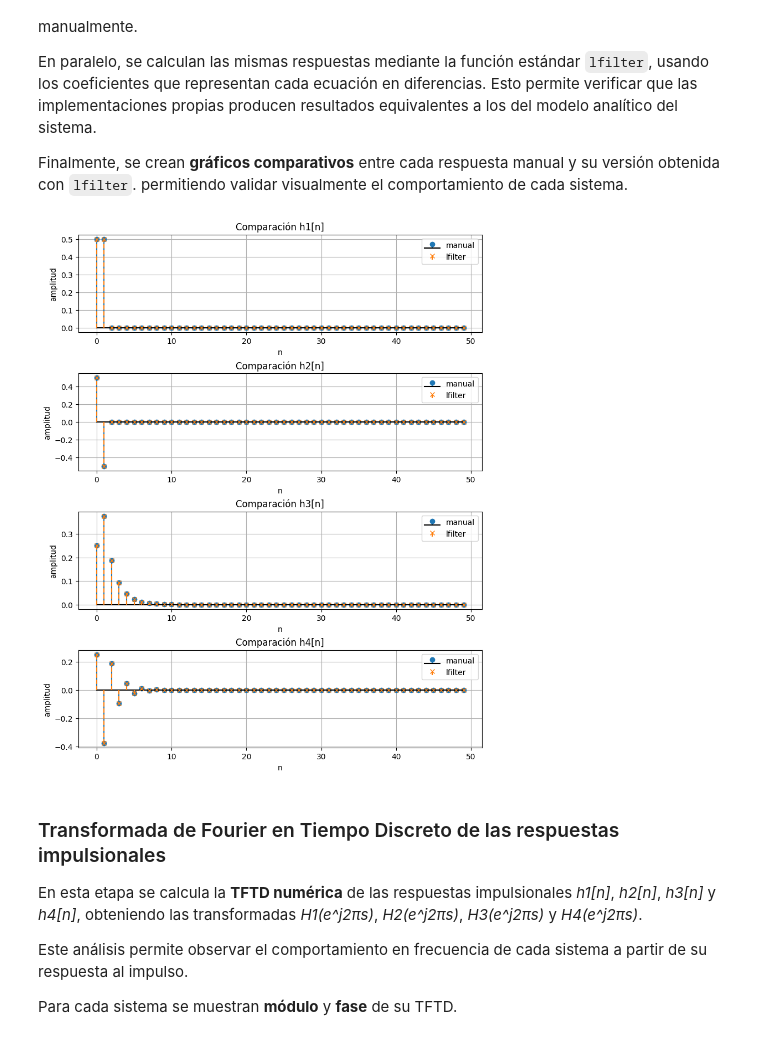
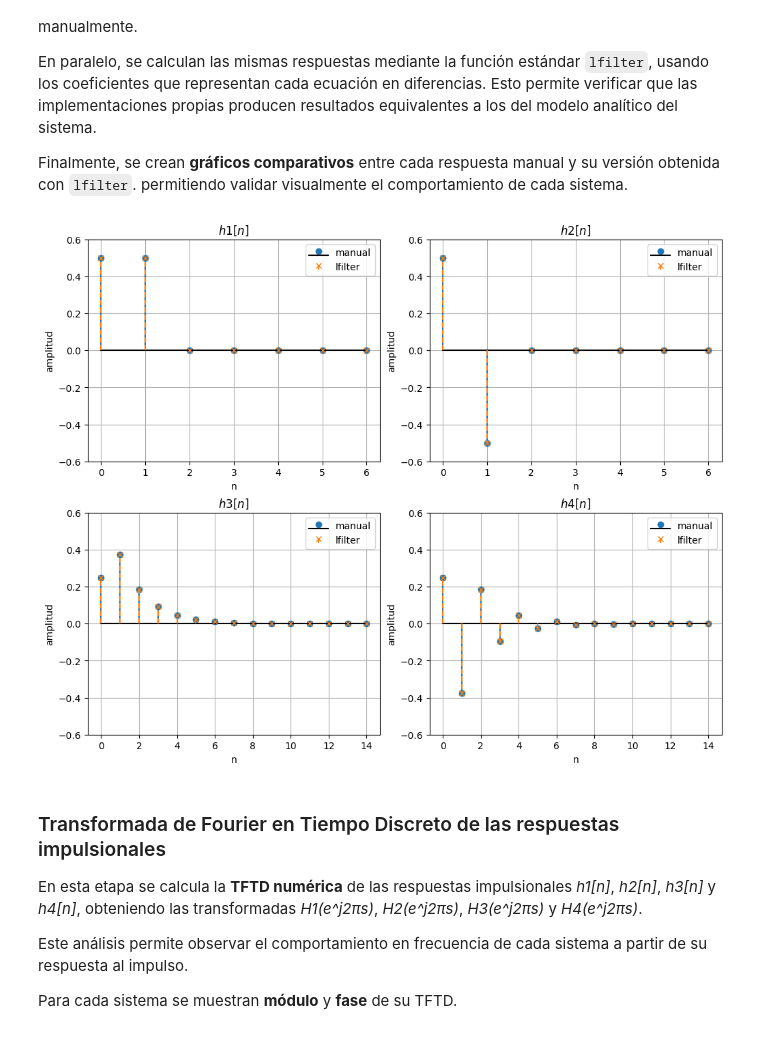
Before and after one commit to gianowolf/pu1-ips-unlp-2025, a Jupyter notebook: notebooks/01_Ejercicio_1.ipynb, the cells around one changed output. Cells and saved outputs as stored; diff of their text form; code cells hidden in the pictures.

```diff
--- a/notebooks/01_Ejercicio_1.ipynb
+++ b/notebooks/01_Ejercicio_1.ipynb
@@ -171,9 +168,9 @@ Finalmente, se crean **gráficos comparativos** entre cada respuesta manual y su
 # ============================
 # 1) Señal delta de Kronecker
 # ============================
-nd = np.arange(0, 50)     # longitud suficiente
+nd = np.arange(0, 50)     # longitud "larga" para calcular las h[n]
 d = np.zeros_like(nd)
-d[0] = 1                 # d[n]
+d[0] = 1                  # d[n]
 
 # ============================
 # 2) Respuestas impulsionales
@@ -181,43 +178,63 @@ d[0] = 1                 # d[n]
 h1 = s1(d)
 h2 = s2(d)
 h3 = s3(d)
 h4 = s4(d)
 
 # ============================
 # 3) Respuestas impulsionales usando lfilter
 # ============================
 b1, a1 = [0.5,  0.5], [1.0]          # y[n] = 0.5·x[n] + 0.5·x[n−1]
 b2, a2 = [0.5, -0.5], [1.0]          # y[n] = 0.5·x[n] − 0.5·x[n−1]
 b3, a3 = [0.25, 0.25], [1.0, -0.5]   # y[n] = 0.25·x[n] + 0.25·x[n−1] + 0.5·y[n−1]
 b4, a4 = [0.25, -0.25], [1.0,  0.5]  # y[n] = 0.25·x[n] − 0.25·x[n−1] − 0.5·y[n−1]
 
 h1_lf = lfilter(b1, a1, d)
 h2_lf = lfilter(b2, a2, d)
 h3_lf = lfilter(b3, a3, d)
 h4_lf = lfilter(b4, a4, d)
 
 # ============================
-# 4) Gráficos comparativos
+# Función auxiliar para recortar
 # ============================
-fig, axes = plt.subplots(4, 1, figsize=(8, 10), constrained_layout=True)
+def recortar_nd(nd, h, margen=3, tol=1e-3):
+    """Devuelve nd e h recortados hasta el último índice
+    donde |h| > tol, más 'margen' muestras adicionales.
+    """
+    idx = np.where(np.abs(h) > tol)[0]
+    if len(idx) == 0:
+        # Si es ~0, se grafica solo las primeras 'margen' muestras
+        fin = min(margen, len(nd))
+    else:
+        fin = min(idx[-1] + 1 + margen, len(nd))
+    return nd[:fin], h[:fin]
 
-def comparar(ax, n, h, h_lf, titulo):
-    ax.stem(n, h, markerfmt='o', linefmt='C0-', basefmt='k')
-    ax.stem(n, h_lf, markerfmt='x', linefmt='C1--', basefmt=' ')
+# ============================
+# Gráficos comparativos 2x2
+# ============================
+fig, axes = plt.subplots(2, 2, figsize=(10, 8), constrained_layout=True)
+axes = axes.ravel()  # para indexar como un vector: 0,1,2,3
+
+def comparar(ax, nd, h, h_lf, titulo):
+    nd_plot, h_plot   = recortar_nd(nd, h, margen=5, tol=1e-3)
+    _,      hlf_plot  = recortar_nd(nd, h_lf, margen=5, tol=1e-3)
+
+    ax.stem(nd_plot,  h_plot,   markerfmt='o', linefmt='C0-', basefmt='k')
+    ax.stem(nd_plot,  hlf_plot, markerfmt='x', linefmt='C1--', basefmt=' ')
     ax.set_title(titulo)
     ax.set_xlabel("n")
     ax.set_ylabel("amplitud")
+    ax.set_ylim(-0.6, 0.6)  # rango fijo de amplitud
     ax.grid(True)
     ax.legend(["manual", "lfilter"], loc="best")
 
-comparar(axes[0], nd, h1, h1_lf, "Comparación h1[n]")
-comparar(axes[1], nd, h2, h2_lf, "Comparación h2[n]")
-comparar(axes[2], nd, h3, h3_lf, "Comparación h3[n]")
-comparar(axes[3], nd, h4, h4_lf, "Comparación h4[n]")
+comparar(axes[0], nd, h1, h1_lf, r"$h1[n]$")
+comparar(axes[1], nd, h2, h2_lf, r"$h2[n]$")
+comparar(axes[2], nd, h3, h3_lf, r"$h3[n]$")
+comparar(axes[3], nd, h4, h4_lf, r"$h4[n]$")
 
 plt.show()
 # %% [output]
-[figure, old version]
+[figure, new version]
 # %% [markdown]
 ### Transformada de Fourier en Tiempo Discreto de las respuestas impulsionales
 
```
Also changed, not shown: parts of 6 cells of this notebook, 1 other file.
